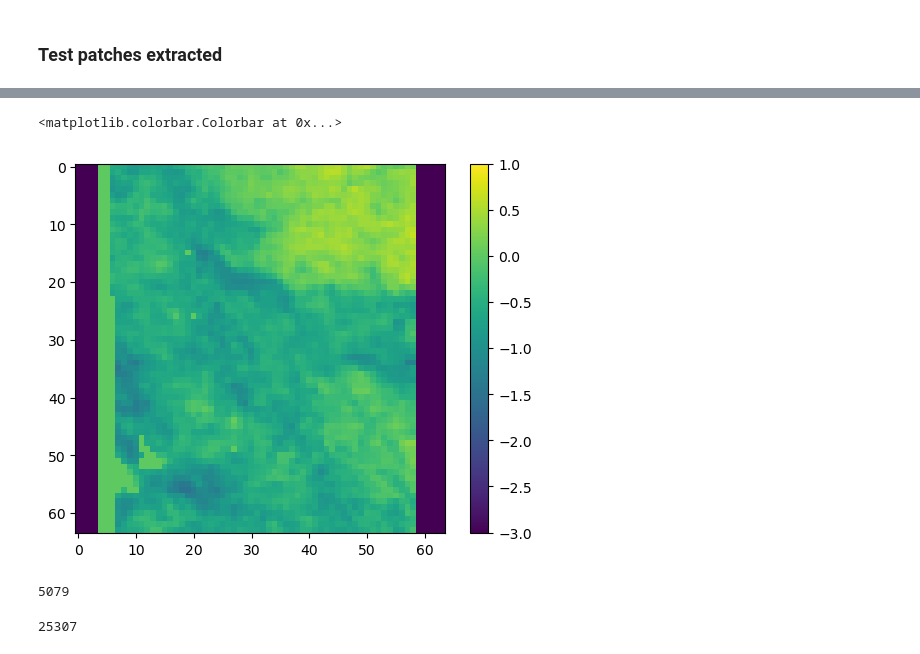
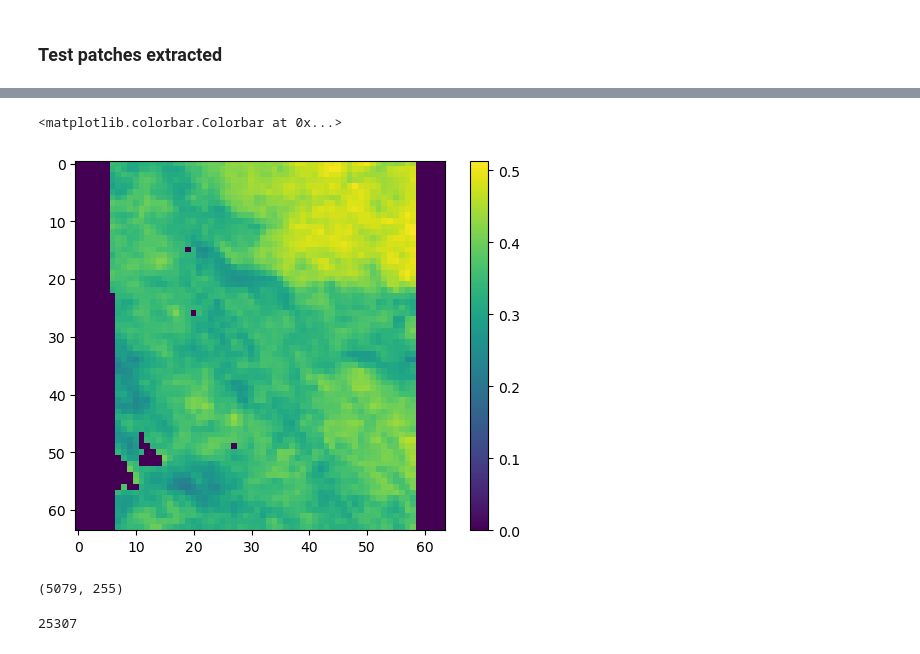
Before and after one commit to ando-shah/sdm-geolifeCLEF, a Jupyter notebook: zarr_dataset.ipynb, the cells around one changed output, grey strips where cells are left out. Saved outputs shown, nothing was run; the diff lists cells and outputs as text; code cells hidden in the pictures.

```diff
--- a/zarr_dataset.ipynb
+++ b/zarr_dataset.ipynb
@@ -509,14 +510,14 @@ plt.colorbar()
 # %%
-ped = patch2[-1].unsqueeze(dim=0)#-> Remove first dim (channel)
-plt.imshow(ped.permute(1, 2, 0),vmax=1)#, vmax=1.0)
+ped = patch2[-1]#-> Remove first dim (channel)
+plt.imshow(ped)#, vmax=1.0)
 plt.colorbar()
 # %% [output]
 <matplotlib.colorbar.Colorbar at 0x...>
-[figure, old version]
+[figure, new version]
 # %%
-len(target2)
+len(target2), sum(target2)
 # %% [output]
-5079
+(5079, 255)
 # %%
 import gc
 del val_set
```
Also changed, not shown: parts of 14 cells of this notebook, 2 other files.
